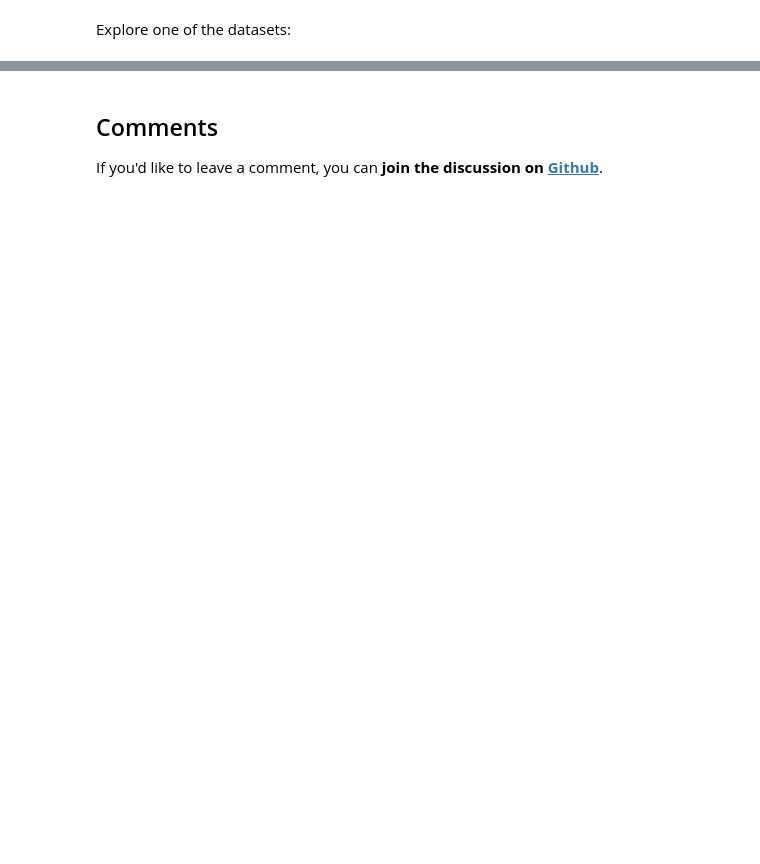
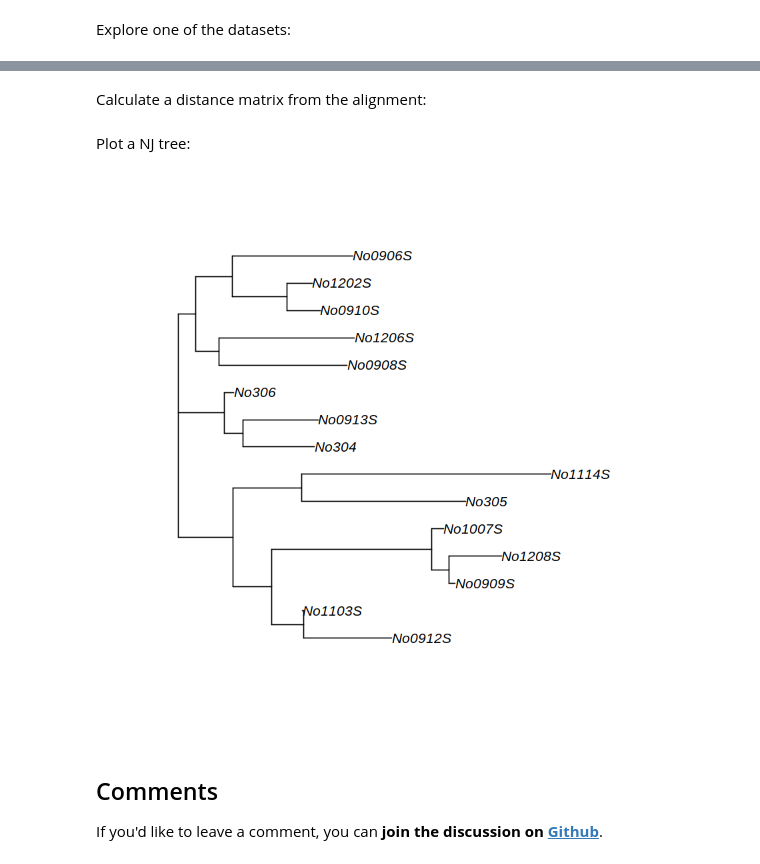
Before and after one commit to janxkoci/janxkoci.github.io, a Jupyter notebook: notebooks/conda_jupyteR.ipynb, the cells around one changed output, grey strips where cells are left out. Cells and saved outputs as stored; diff of their text form; code cells hidden in the pictures; blank space fills up the shorter version.

```diff
--- a/notebooks/conda_jupyteR.ipynb
+++ b/notebooks/conda_jupyteR.ipynb
@@ -104,3 +102,13 @@ ggplot(data=iris, aes(x=Sepal.Length, y=Sepal.Width, color=Species)) + geom_poin
+# %% [markdown]
+Calculate a distance matrix from the alignment:
+# %%
+dmat <- dist.dna(woodmouse)
+# %% [markdown]
+Plot a NJ tree:
+# %%
+plot(nj(dmat))
+# %% [output]
+[figure, added]
 # %% [markdown]
 ## Comments
 If you'd like to leave a comment, you can **join the discussion on [Github][gist]**.
```
Also changed, not shown: parts of 12 cells of this notebook, 1 other file.
